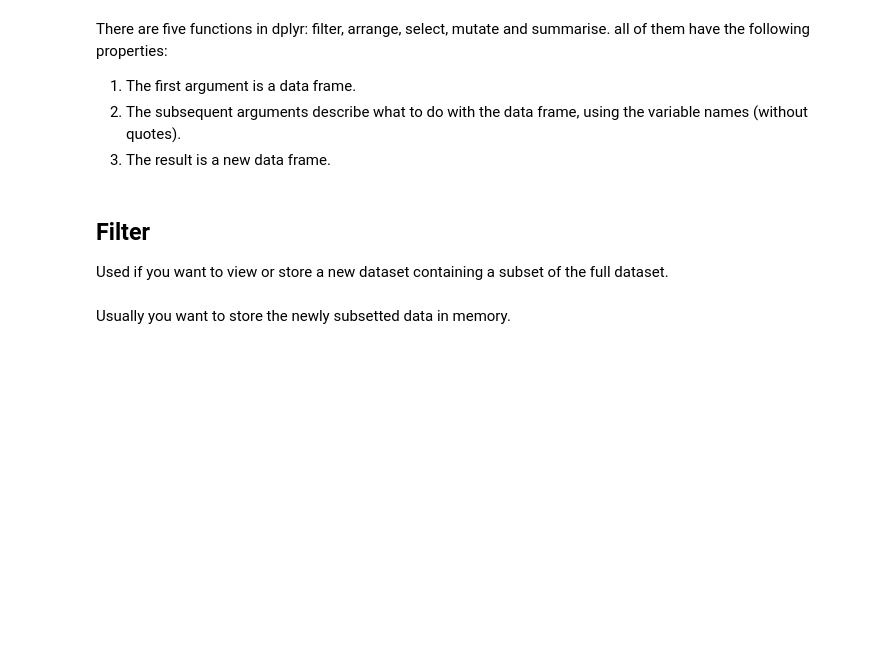
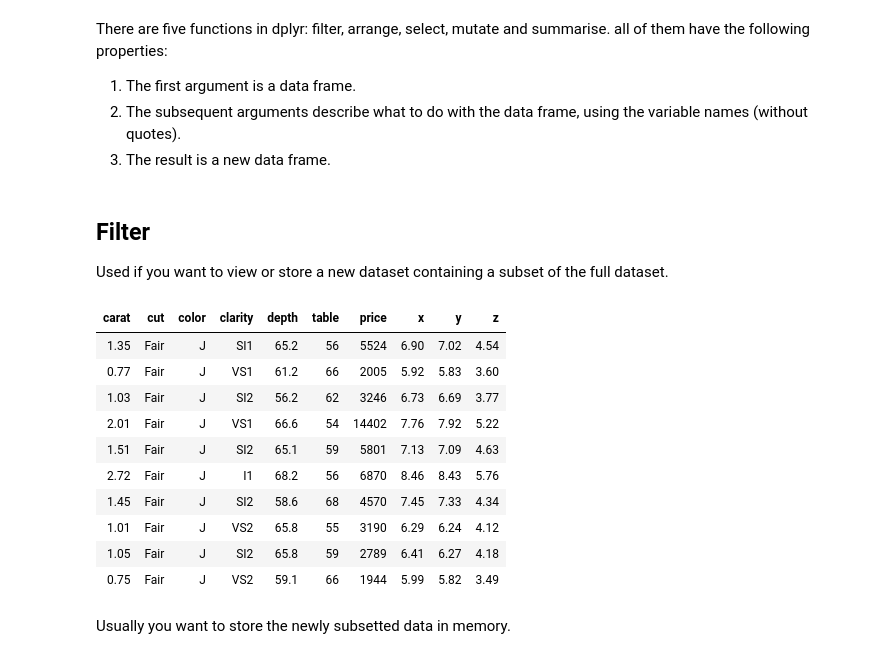
Before and after one commit to bmanzo/stats306_labs, a Jupyter notebook: lab02/stats306_lab02.ipynb, the cells around one changed output. Saved outputs shown, nothing was run; the diff lists cells and outputs as text; code cells hidden in the pictures; blank space fills up the shorter version.

```diff
--- a/lab02/stats306_lab02.ipynb
+++ b/lab02/stats306_lab02.ipynb
@@ -186,7 +296,19 @@ There are five functions in dplyr: filter, arrange, select, mutate and summarise
 ## Filter
 Used if you want to view or store a new dataset containing a subset of the full dataset.
 # %%
-filter(dm, cut == 'Fair', color == 'J')
+filter(dm,  color == 'J', cut == 'Fair')
+# %% [output]
+| carat | cut | color | clarity | depth | table | price | x | y | z |
+| 1.35 | Fair | J | SI1 | 65.2 | 56 | 5524 | 6.90 | 7.02 | 4.54 |
+| 0.77 | Fair | J | VS1 | 61.2 | 66 | 2005 | 5.92 | 5.83 | 3.60 |
+| 1.03 | Fair | J | SI2 | 56.2 | 62 | 3246 | 6.73 | 6.69 | 3.77 |
+| 2.01 | Fair | J | VS1 | 66.6 | 54 | 14402 | 7.76 | 7.92 | 5.22 |
+| 1.51 | Fair | J | SI2 | 65.1 | 59 | 5801 | 7.13 | 7.09 | 4.63 |
+| 2.72 | Fair | J | I1 | 68.2 | 56 | 6870 | 8.46 | 8.43 | 5.76 |
+| 1.45 | Fair | J | SI2 | 58.6 | 68 | 4570 | 7.45 | 7.33 | 4.34 |
+| 1.01 | Fair | J | VS2 | 65.8 | 55 | 3190 | 6.29 | 6.24 | 4.12 |
+| 1.05 | Fair | J | SI2 | 65.8 | 59 | 2789 | 6.41 | 6.27 | 4.18 |
+| 0.75 | Fair | J | VS2 | 59.1 | 66 | 1944 | 5.99 | 5.82 | 3.49 |
 # %% [markdown]
 Usually you want to store the newly subsetted data in memory.
 # %%
```
Also changed, not shown: parts of 54 cells of this notebook.
